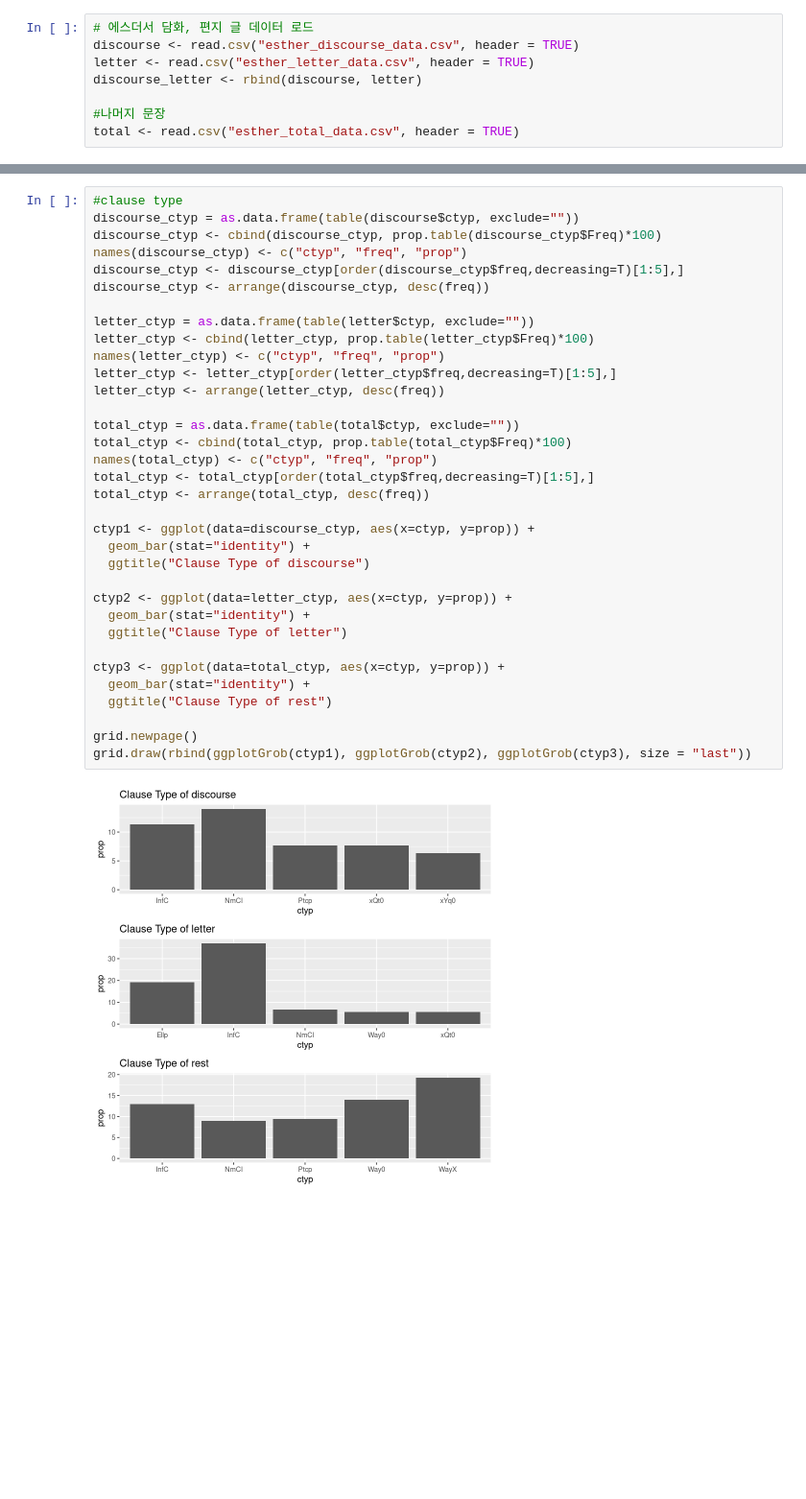
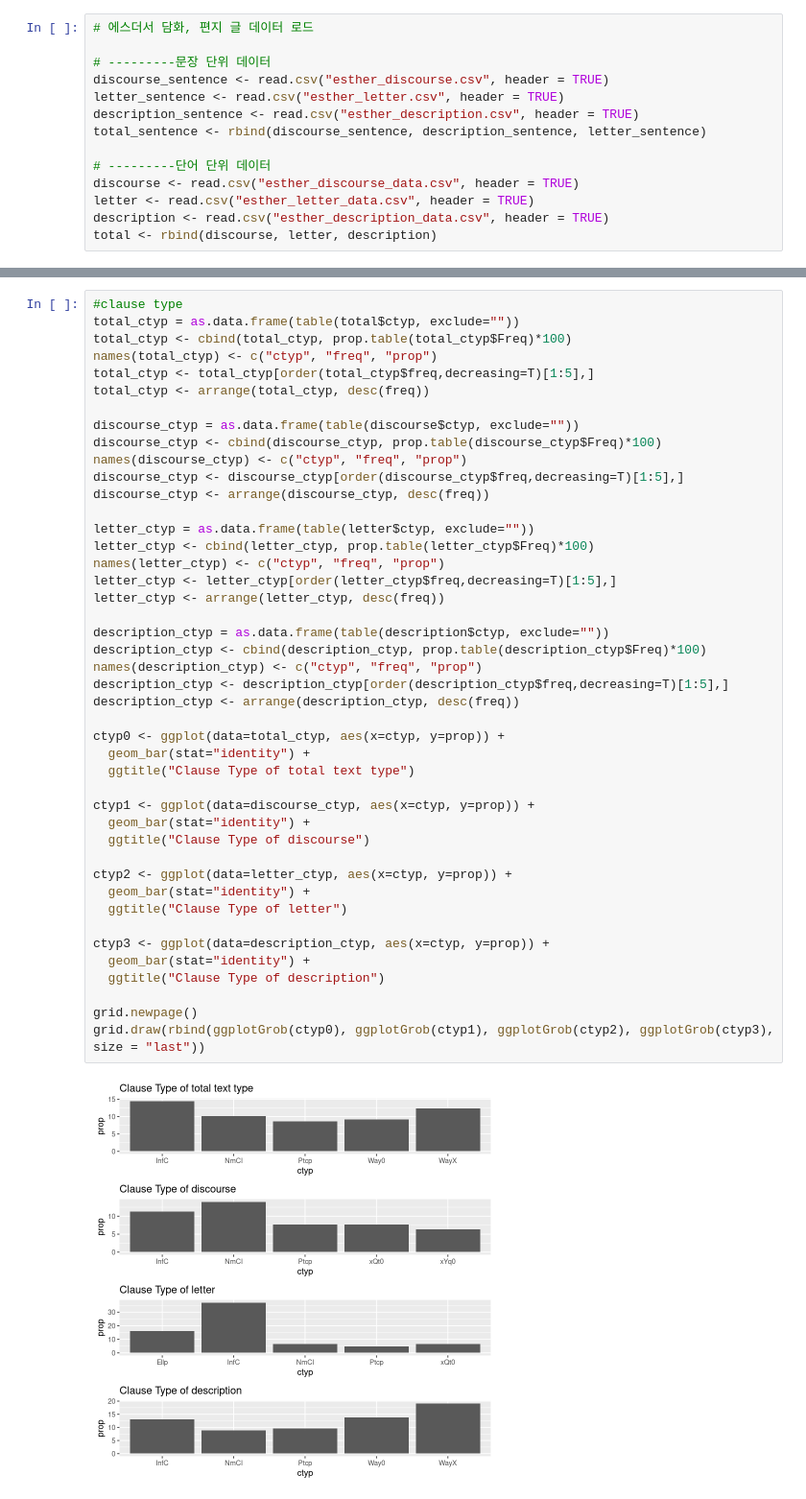
Before and after one commit to alphalef/digital-biblical-studies, a Jupyter notebook: Esther-Linguistic-Approach/R_Analysis_Esther_DiscourseLetter.ipynb, the cells around one changed output, grey strips where cells are left out. Shown at 96% size. Cells and saved outputs as stored; diff of their text form; blank space fills up the shorter version.

Commit message:
added esther

```diff
--- a/Esther-Linguistic-Approach/R_Analysis_Esther_DiscourseLetter.ipynb
+++ b/Esther-Linguistic-Approach/R_Analysis_Esther_DiscourseLetter.ipynb
@@ -8,8 +23,14 @@ library(moonBook)
 # %%
 # 에스더서 담화, 편지 글 데이터 로드
+
+# ---------문장 단위 데이터
+discourse_sentence <- read.csv("esther_discourse.csv", header = TRUE)
+letter_sentence <- read.csv("esther_letter.csv", header = TRUE)
+description_sentence <- read.csv("esther_description.csv", header = TRUE)
+total_sentence <- rbind(discourse_sentence, description_sentence, letter_sentence)
+
+# ---------단어 단위 데이터
 discourse <- read.csv("esther_discourse_data.csv", header = TRUE)
 letter <- read.csv("esther_letter_data.csv", header = TRUE)
-discourse_letter <- rbind(discourse, letter)
-
-#나머지 문장
-total <- read.csv("esther_total_data.csv", header = TRUE)
+description <- read.csv("esther_description_data.csv", header = TRUE)
+total <- rbind(discourse, letter, description)
@@ -16,36 +475,46 @@ total <- read.csv("esther_total_data.csv", header = TRUE)
 # %%
 #clause type
+total_ctyp = as.data.frame(table(total$ctyp, exclude=""))
+total_ctyp <- cbind(total_ctyp, prop.table(total_ctyp$Freq)*100)
+names(total_ctyp) <- c("ctyp", "freq", "prop")
+total_ctyp <- total_ctyp[order(total_ctyp$freq,decreasing=T)[1:5],]
+total_ctyp <- arrange(total_ctyp, desc(freq))
+
 discourse_ctyp = as.data.frame(table(discourse$ctyp, exclude=""))
 discourse_ctyp <- cbind(discourse_ctyp, prop.table(discourse_ctyp$Freq)*100)
 names(discourse_ctyp) <- c("ctyp", "freq", "prop")
 discourse_ctyp <- discourse_ctyp[order(discourse_ctyp$freq,decreasing=T)[1:5],]
 discourse_ctyp <- arrange(discourse_ctyp, desc(freq))
 
 letter_ctyp = as.data.frame(table(letter$ctyp, exclude=""))
 letter_ctyp <- cbind(letter_ctyp, prop.table(letter_ctyp$Freq)*100)
 names(letter_ctyp) <- c("ctyp", "freq", "prop")
 letter_ctyp <- letter_ctyp[order(letter_ctyp$freq,decreasing=T)[1:5],]
 letter_ctyp <- arrange(letter_ctyp, desc(freq))
 
-total_ctyp = as.data.frame(table(total$ctyp, exclude=""))
-total_ctyp <- cbind(total_ctyp, prop.table(total_ctyp$Freq)*100)
-names(total_ctyp) <- c("ctyp", "freq", "prop")
-total_ctyp <- total_ctyp[order(total_ctyp$freq,decreasing=T)[1:5],]
-total_ctyp <- arrange(total_ctyp, desc(freq))
+description_ctyp = as.data.frame(table(description$ctyp, exclude=""))
+description_ctyp <- cbind(description_ctyp, prop.table(description_ctyp$Freq)*100)
+names(description_ctyp) <- c("ctyp", "freq", "prop")
+description_ctyp <- description_ctyp[order(description_ctyp$freq,decreasing=T)[1:5],]
+description_ctyp <- arrange(description_ctyp, desc(freq))
+
+ctyp0 <- ggplot(data=total_ctyp, aes(x=ctyp, y=prop)) +
+  geom_bar(stat="identity") +
+  ggtitle("Clause Type of total text type")
 
 ctyp1 <- ggplot(data=discourse_ctyp, aes(x=ctyp, y=prop)) +
   geom_bar(stat="identity") +
   ggtitle("Clause Type of discourse")
 
 ctyp2 <- ggplot(data=letter_ctyp, aes(x=ctyp, y=prop)) +
   geom_bar(stat="identity") +
   ggtitle("Clause Type of letter")
 
-ctyp3 <- ggplot(data=total_ctyp, aes(x=ctyp, y=prop)) +
+ctyp3 <- ggplot(data=description_ctyp, aes(x=ctyp, y=prop)) +
   geom_bar(stat="identity") +
-  ggtitle("Clause Type of rest")
+  ggtitle("Clause Type of description")
 
 grid.newpage()
-grid.draw(rbind(ggplotGrob(ctyp1), ggplotGrob(ctyp2), ggplotGrob(ctyp3), size = "last"))
+grid.draw(rbind(ggplotGrob(ctyp0), ggplotGrob(ctyp1), ggplotGrob(ctyp2), ggplotGrob(ctyp3), size = "last"))
 # %% [output]
-[figure, old version]
+[figure, new version]
```
Also changed, not shown: parts of 30 cells of this notebook, 16 other files.
